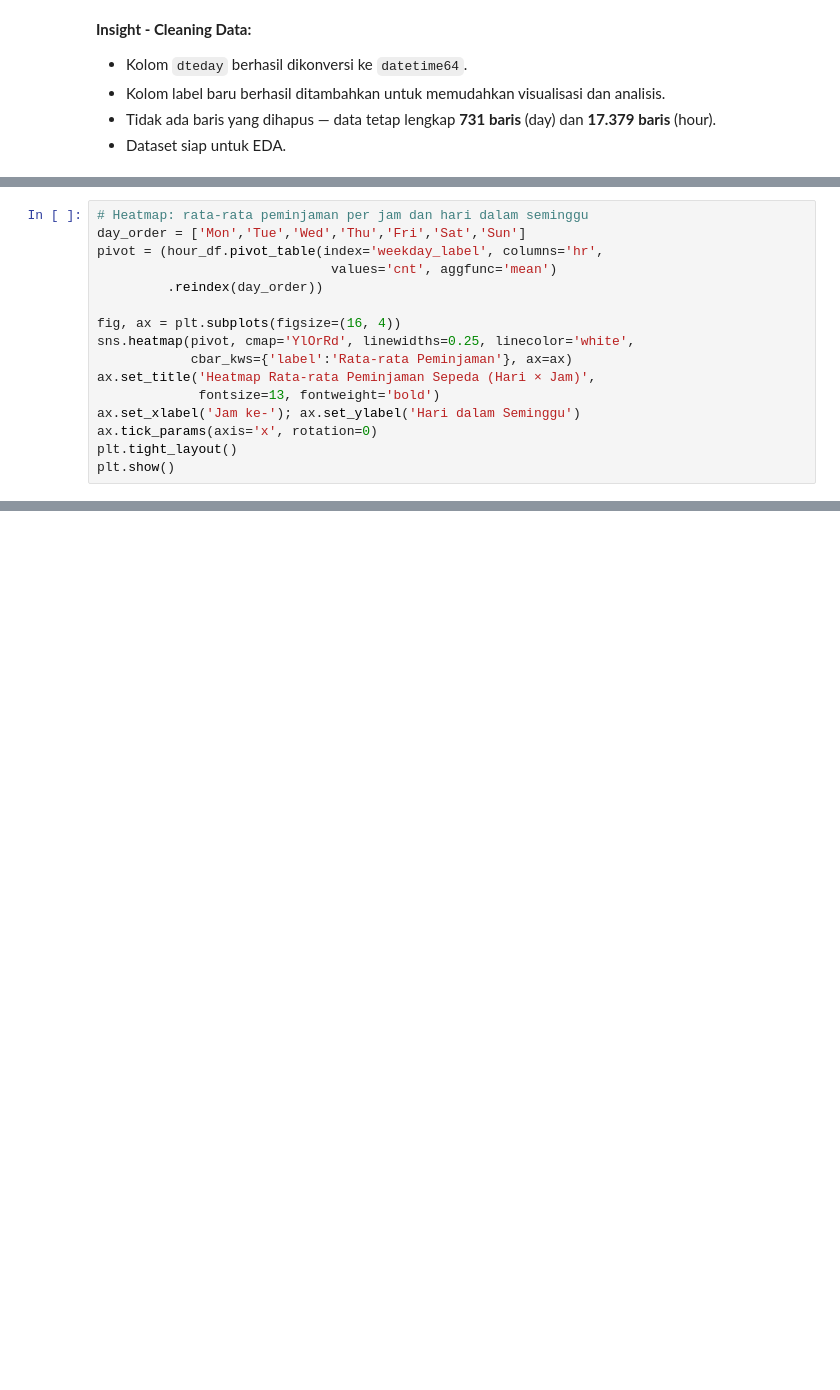
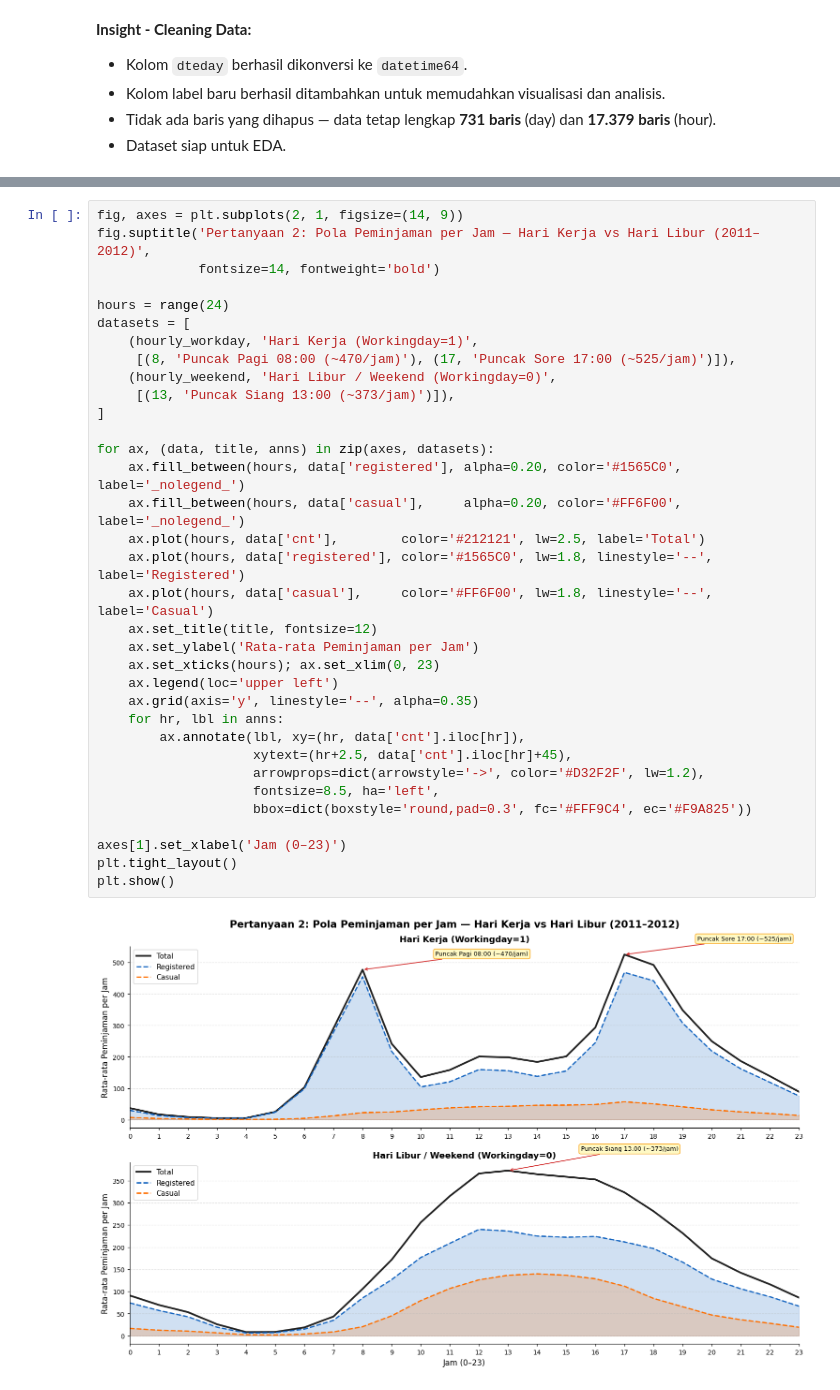
Before and after one commit to najwasalsabilamn/bike-sharing-analysis, a Jupyter notebook: notebook.ipynb, the cells around one changed output, grey strips where cells are left out. Drawn from its saved outputs; the diff is of its cells as text; blank space fills up the shorter version.

```diff
--- a/notebook.ipynb
+++ b/notebook.ipynb
@@ -408,16 +203,0 @@ plt.show()
-# %%
-# Heatmap: rata-rata peminjaman per jam dan hari dalam seminggu
-day_order = ['Mon','Tue','Wed','Thu','Fri','Sat','Sun']
-pivot = (hour_df.pivot_table(index='weekday_label', columns='hr',
-                              values='cnt', aggfunc='mean')
-         .reindex(day_order))
-
-fig, ax = plt.subplots(figsize=(16, 4))
-sns.heatmap(pivot, cmap='YlOrRd', linewidths=0.25, linecolor='white',
-            cbar_kws={'label':'Rata-rata Peminjaman'}, ax=ax)
-ax.set_title('Heatmap Rata-rata Peminjaman Sepeda (Hari × Jam)',
-             fontsize=13, fontweight='bold')
-ax.set_xlabel('Jam ke-'); ax.set_ylabel('Hari dalam Seminggu')
-ax.tick_params(axis='x', rotation=0)
-plt.tight_layout()
-plt.show()
@@ -612,0 +547,36 @@ Teknik **binning berbasis persentil** berhasil membagi 731 hari ke dalam tiga se
+# %%
+fig, axes = plt.subplots(2, 1, figsize=(14, 9))
+fig.suptitle('Pertanyaan 2: Pola Peminjaman per Jam — Hari Kerja vs Hari Libur (2011–2012)',
+             fontsize=14, fontweight='bold')
+
+hours = range(24)
+datasets = [
+    (hourly_workday, 'Hari Kerja (Workingday=1)',
+     [(8, 'Puncak Pagi 08:00 (~470/jam)'), (17, 'Puncak Sore 17:00 (~525/jam)')]),
+    (hourly_weekend, 'Hari Libur / Weekend (Workingday=0)',
+     [(13, 'Puncak Siang 13:00 (~373/jam)')]),
+]
+
+for ax, (data, title, anns) in zip(axes, datasets):
+    ax.fill_between(hours, data['registered'], alpha=0.20, color='#1565C0', label='_nolegend_')
+    ax.fill_between(hours, data['casual'],     alpha=0.20, color='#FF6F00', label='_nolegend_')
+    ax.plot(hours, data['cnt'],        color='#212121', lw=2.5, label='Total')
+    ax.plot(hours, data['registered'], color='#1565C0', lw=1.8, linestyle='--', label='Registered')
+    ax.plot(hours, data['casual'],     color='#FF6F00', lw=1.8, linestyle='--', label='Casual')
+    ax.set_title(title, fontsize=12)
+    ax.set_ylabel('Rata-rata Peminjaman per Jam')
+    ax.set_xticks(hours); ax.set_xlim(0, 23)
+    ax.legend(loc='upper left')
+    ax.grid(axis='y', linestyle='--', alpha=0.35)
+    for hr, lbl in anns:
+        ax.annotate(lbl, xy=(hr, data['cnt'].iloc[hr]),
+                    xytext=(hr+2.5, data['cnt'].iloc[hr]+45),
+                    arrowprops=dict(arrowstyle='->', color='#D32F2F', lw=1.2),
+                    fontsize=8.5, ha='left',
+                    bbox=dict(boxstyle='round,pad=0.3', fc='#FFF9C4', ec='#F9A825'))
+
+axes[1].set_xlabel('Jam (0–23)')
+plt.tight_layout()
+plt.show()
+# %% [output]
+[figure, added]
```
Also changed, not shown: parts of 57 cells of this notebook.
